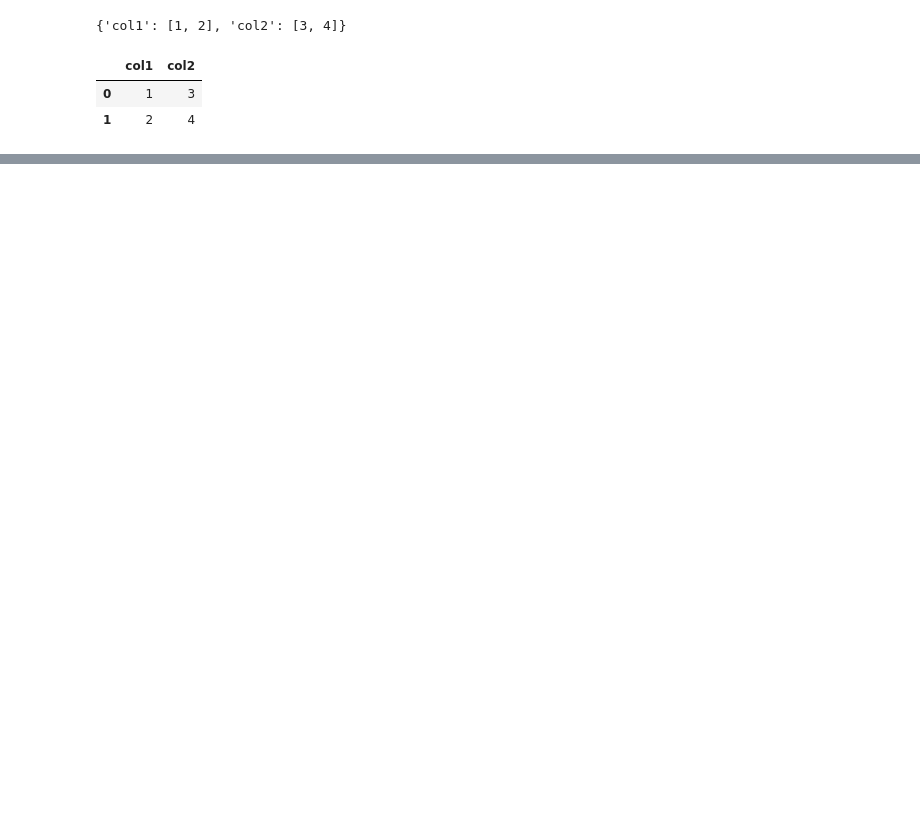
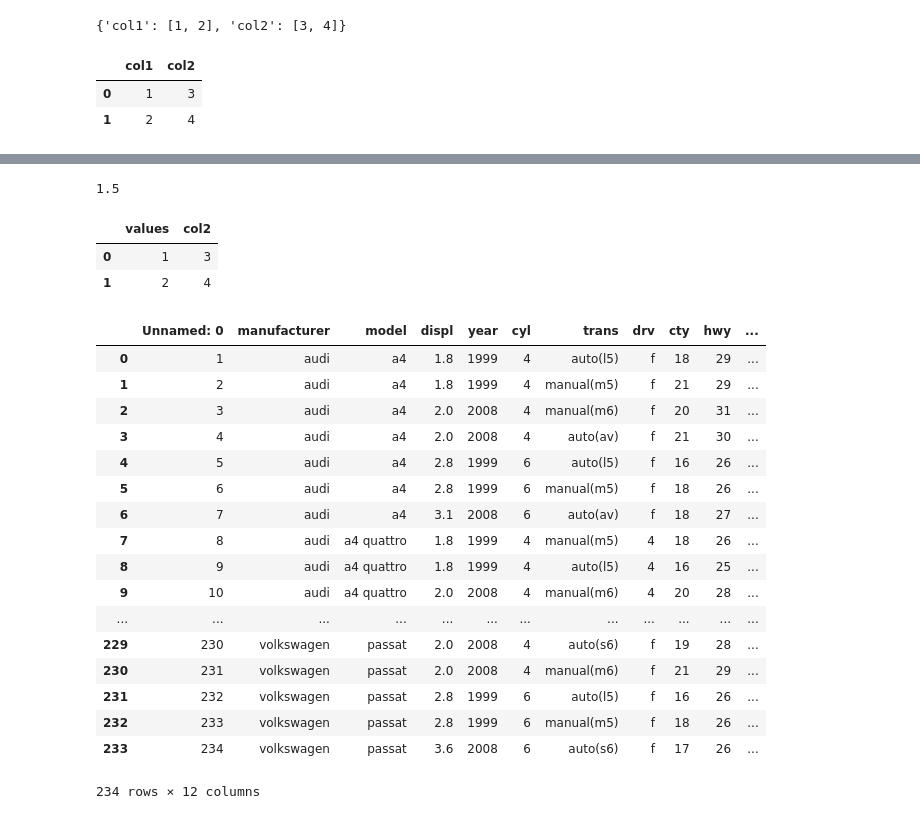
Before and after one commit to UlrichNilsson/python, a Jupyter notebook: PythonNotebooks/pandas.ipynb, the cells around one changed output, grey strips where cells are left out. Saved outputs shown, nothing was run; the diff lists cells and outputs as text; code cells hidden in the pictures; blank space fills up the shorter version.

```diff
--- a/PythonNotebooks/pandas.ipynb
+++ b/PythonNotebooks/pandas.ipynb
@@ -20,0 +19,4 @@ df
+# %%
+df['col1'].mean()
+# %% [output]
+1.5
@@ -20,0 +25,29 @@ df
+# %%
+df
+# %% [output]
+|  | values | col2 |
+| 0 | 1 | 3 |
+| 1 | 2 | 4 |
+# %%
+df2 = pd.read_csv('mpg.csv')
+# %%
+df2
+# %% [output]
+|  | Unnamed: 0 | manufacturer | model | displ | year | cyl | trans | drv | cty | hwy | ... |
+| 0 | 1 | audi | a4 | 1.8 | 1999 | 4 | auto(l5) | f | 18 | 29 | ... |
+| 1 | 2 | audi | a4 | 1.8 | 1999 | 4 | manual(m5) | f | 21 | 29 | ... |
+| 2 | 3 | audi | a4 | 2.0 | 2008 | 4 | manual(m6) | f | 20 | 31 | ... |
+| 3 | 4 | audi | a4 | 2.0 | 2008 | 4 | auto(av) | f | 21 | 30 | ... |
+| 4 | 5 | audi | a4 | 2.8 | 1999 | 6 | auto(l5) | f | 16 | 26 | ... |
+| 5 | 6 | audi | a4 | 2.8 | 1999 | 6 | manual(m5) | f | 18 | 26 | ... |
+| 6 | 7 | audi | a4 | 3.1 | 2008 | 6 | auto(av) | f | 18 | 27 | ... |
+| 7 | 8 | audi | a4 quattro | 1.8 | 1999 | 4 | manual(m5) | 4 | 18 | 26 | ... |
+| 8 | 9 | audi | a4 quattro | 1.8 | 1999 | 4 | auto(l5) | 4 | 16 | 25 | ... |
+| 9 | 10 | audi | a4 quattro | 2.0 | 2008 | 4 | manual(m6) | 4 | 20 | 28 | ... |
+| ... | ... | ... | ... | ... | ... | ... | ... | ... | ... | ... | ... |
+| 229 | 230 | volkswagen | passat | 2.0 | 2008 | 4 | auto(s6) | f | 19 | 28 | ... |
+| 230 | 231 | volkswagen | passat | 2.0 | 2008 | 4 | manual(m6) | f | 21 | 29 | ... |
+| 231 | 232 | volkswagen | passat | 2.8 | 1999 | 6 | auto(l5) | f | 16 | 26 | ... |
+| 232 | 233 | volkswagen | passat | 2.8 | 1999 | 6 | manual(m5) | f | 18 | 26 | ... |
+| 233 | 234 | volkswagen | passat | 3.6 | 2008 | 6 | auto(s6) | f | 17 | 26 | ... |
+234 rows × 12 columns
```
Also changed, not shown: parts of 3 cells of this notebook, 1 other file.
